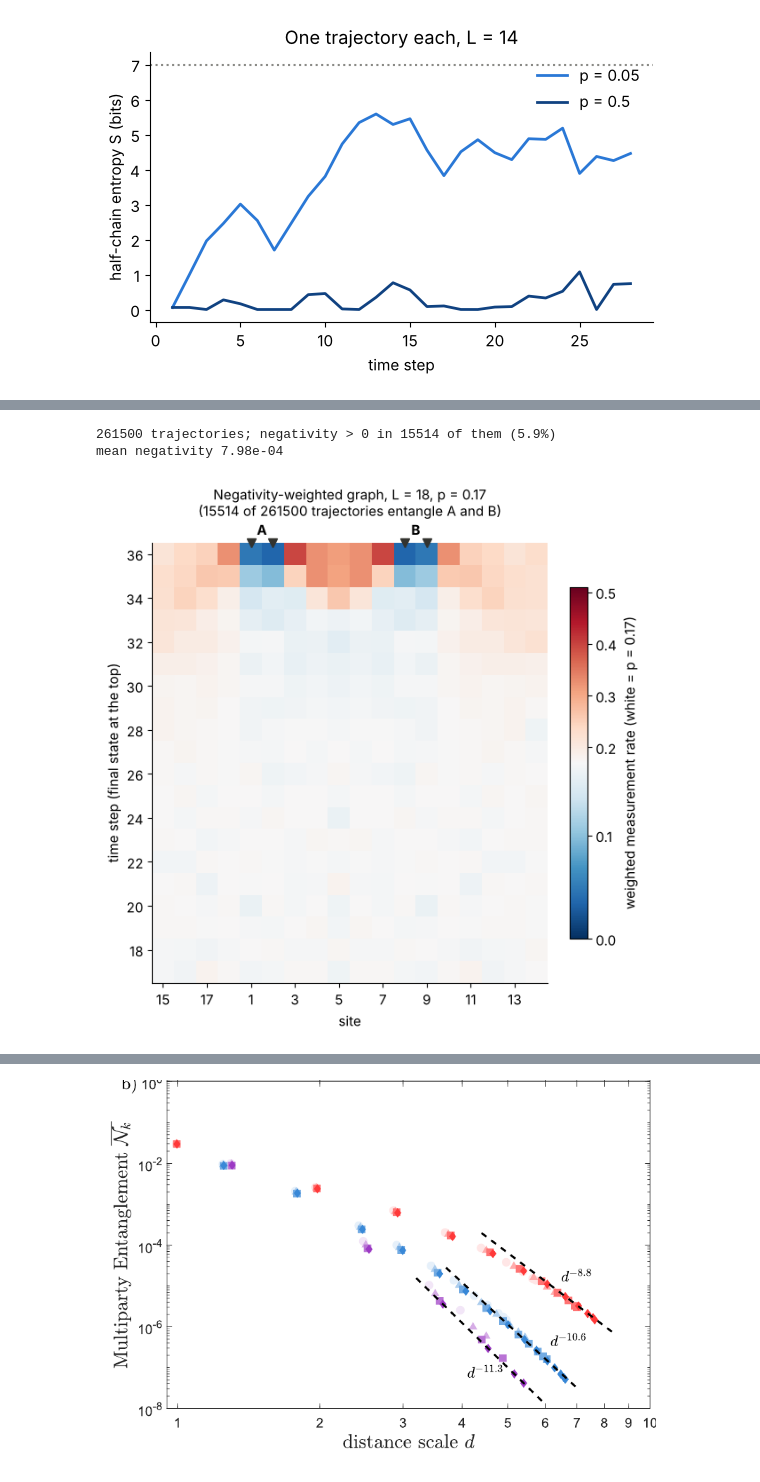
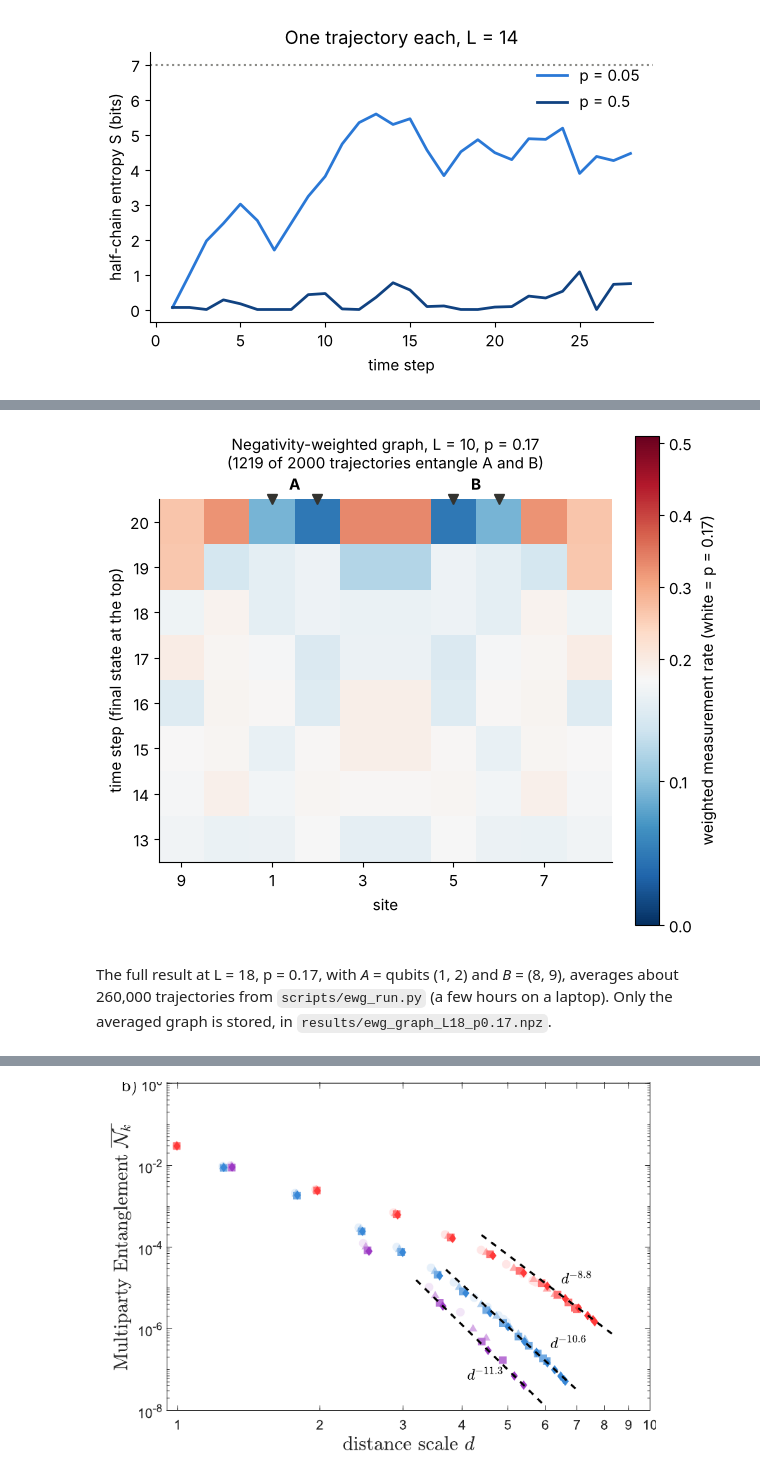
Before and after one commit to liukeLyu/mipt-sim, a Jupyter notebook: examples/mipt_tour.ipynb, the cells around one changed output, grey strips where cells are left out. Saved outputs shown, nothing was run; the diff lists cells and outputs as text; code cells hidden in the pictures.

Commit message:
Notebook: quick live cells before each full result; ends of the phase diagram on the block-entropy plot

```diff
--- a/examples/mipt_tour.ipynb
+++ b/examples/mipt_tour.ipynb
@@ -117,15 +84,0 @@ Averaging over many trajectories (`scripts/subregion.py`, L = 20) gives *S* as a
-# %%
-with open("../results/subregion_L20.json") as f:
-    sub = json.load(f)
-ell = sub["ell"]
-blues = ["#86b6ef", "#4f93e4", "#2a78d6", "#185399", "#0d366b"]  # light = few measurements
-
-fig, ax = plt.subplots(figsize=(6.2, 4.3))
-ax.plot(ell, ell, ls=":", color="#8a8a86", label="maximum, S = ℓ")
-for p, m, e, c in zip(sub["p"], sub["mean"], sub["sem"], blues):
-    ax.errorbar(ell, m, e, color=c, lw=2, marker="o", ms=5, label=f"p = {p:g}")
-ax.set(
-    xlabel="block size ℓ (consecutive qubits)", ylabel="entropy S (bits)", title=f"Entropy of a block, L = {sub['L']}"
-)
-ax.set_xticks(ell)
-ax.legend(frameon=False, fontsize=9);
@@ -150,19 +139,9 @@ Every simulated circuit has 36 layers, so all of them end on the same brickwork
-# %%
-d = np.load("../results/ewg_L18_p0.17.npz")
-rec, p, L = d["records"], float(d["p"]), int(d["L"])
-A, B = list(d["A"]), list(d["B"])
-neg = d["negativity"]
-print(f"{len(neg)} trajectories; negativity > 0 in {(neg > 1e-10).sum()} of them ({(neg > 1e-10).mean():.1%})")
-print(f"mean negativity {neg.mean():.2e}")
-# %% [output]
-261500 trajectories; negativity > 0 in 15514 of them (5.9%)
-mean negativity 7.98e-04
 # %%
-def plot_ewg(d, layers=20, ax=None):
-    rec, p, L = d["records"], float(d["p"]), int(d["L"])
-    A, B = list(d["A"]), list(d["B"])
-    g = symmetrized_graph(rec, d["negativity"], A, B)[-layers:]  # even/odd final layers half-half
-    t0 = len(rec[0]) - layers  # time steps shown: t0 + 1 ... depth
+def plot_ewg(s, layers=20, ax=None):
+    p, L = float(s["p"]), int(s["L"])
+    A, B = list(s["A"]), list(s["B"])
+    g = s["graph"][-layers:]
+    t0 = len(s["graph"]) - layers  # time steps shown: t0 + 1 ... depth
     shift = (L - 1 - A[0] - B[-1]) // 2  # roll the ring so A and B sit in the middle
     cols = (np.arange(L) - shift) % L
     if ax is None:
@@ -179,34 +158,41 @@ def plot_ewg(d, layers=20, ax=None):
     ax.set_xticks(range(1, L + 1, 2), [str(cols[i] + 1) for i in range(0, L, 2)])
     ax.set_xlabel("site")
     ax.set_ylabel("time step (final state at the top)")
     ax.yaxis.set_major_locator(MaxNLocator(integer=True))
     top = t0 + layers + 0.5
     for q, lab in [(A, "A"), (B, "B")]:
         q = [(x + shift) % L for x in q]
         ax.annotate(
             lab,
             ((q[0] + q[-1]) / 2 + 1, top),
             xytext=(0, 4),
             textcoords="offset points",
             ha="center",
             va="bottom",
             fontweight="bold",
             annotation_clip=False,
         )
         for x in q:
             ax.plot([x + 1], [top], marker="v", color="#33332f", ms=7, clip_on=False)
     ax.set_xlim(0.5, L + 0.5)
     ax.set_ylim(t0 + 0.5, top)
-    n_neg = int((d["negativity"] > 1e-10).sum())
     ax.set_title(
-        f"Negativity-weighted graph, L = {L}, p = {p:g}\n({n_neg} of {len(rec)} trajectories entangle A and B)",
+        f"Negativity-weighted graph, L = {L}, p = {p:g}\n({int(s['n_entangled'])} of {int(s['n'])} trajectories entangle A and B)",
         pad=22,
         fontsize=11,
     )
     plt.colorbar(im, ax=ax, shrink=0.8, label=f"weighted measurement rate (white = p = {p:g})")
     return ax
 
 
-plot_ewg(d, layers=20);
+L, p, A, B = 10, 0.17, [0, 1], [4, 5]  # 0-based labels
+records, weights = [], []
+for seed in range(2000):
+    record, w = sample(L, p, A, B, seed)
+    records.append(record)
+    weights.append(w["negativity"])
+plot_ewg(summarize(np.array(records), np.array(weights), L, p, A, B), layers=8);
 # %% [output]
-[figure, old version]
+[figure, new version]
+# %% [markdown]
+The full result at L = 18, p = 0.17, with *A* = qubits (1, 2) and *B* = (8, 9), averages about 260,000 trajectories from `scripts/ewg_run.py` (a few hours on a laptop). Only the averaged graph is stored, in `results/ewg_graph_L18_p0.17.npz`.
```
Also changed, not shown: parts of 18 cells of this notebook.
